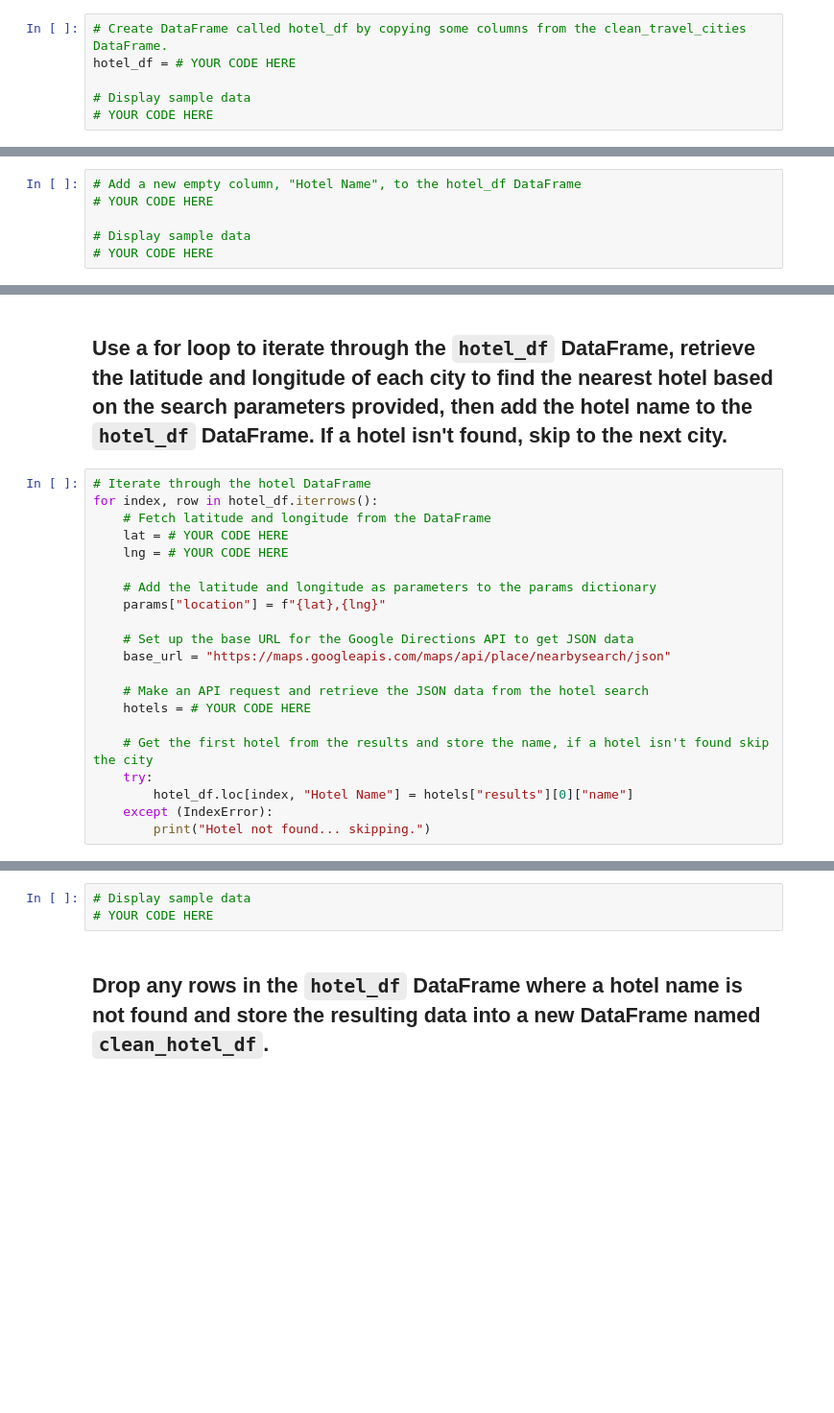
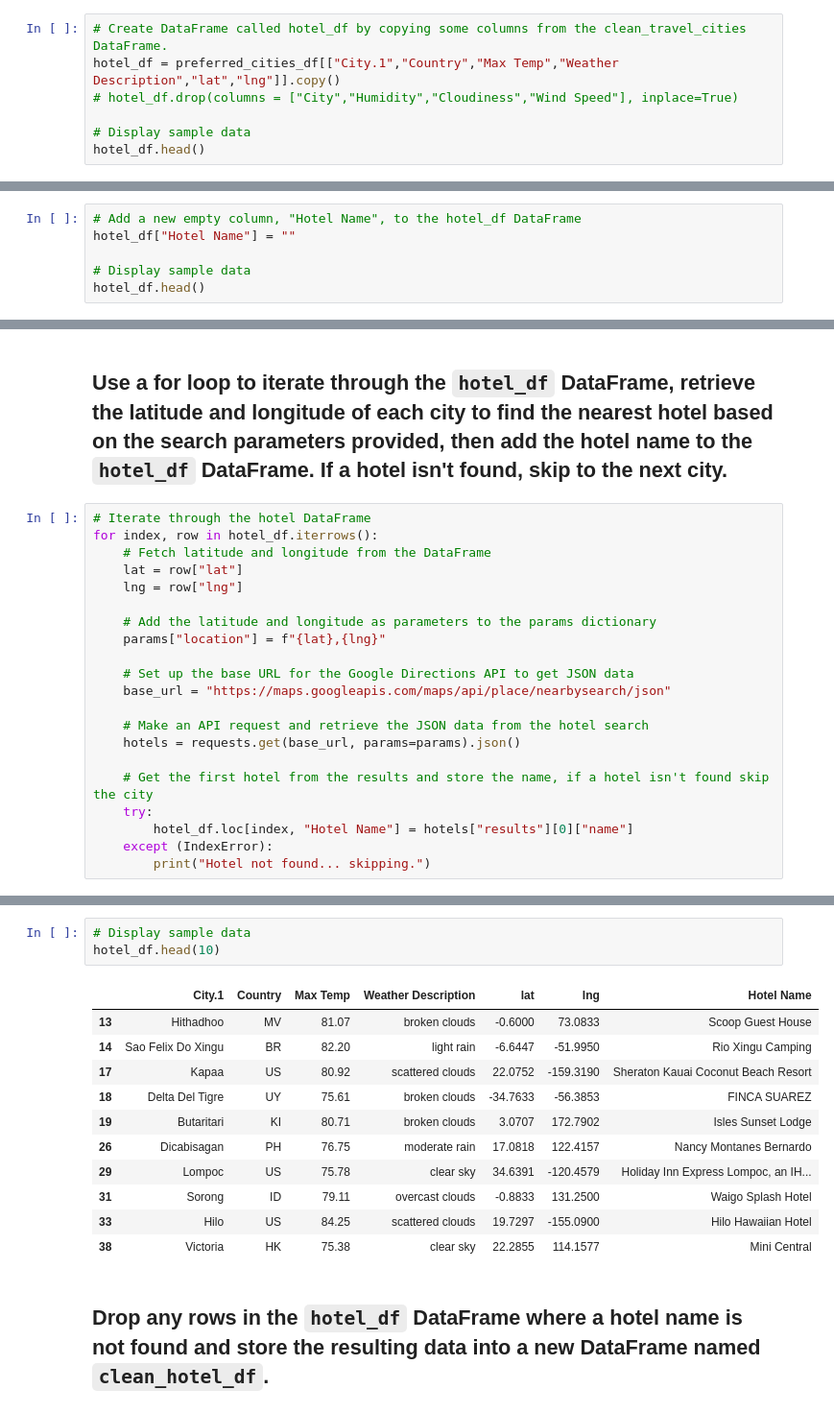
Before and after one commit to AliBailoun234/World_Weather_Analysis_Challenge, a Jupyter notebook: Vacation_Search/Vacation_Search.ipynb, the cells around one changed output, grey strips where cells are left out. Shown at 96% size. Cells and saved outputs as stored; diff of their text form; blank space fills up the shorter version.

```diff
--- a/Vacation_Search/Vacation_Search.ipynb
+++ b/Vacation_Search/Vacation_Search.ipynb
@@ -95,7 +120,8 @@ clean_travel_cities = # YOUR CODE HERE
 ## Use the `copy` Pandas function to create a new DataFrame, called `hotel_df`, by copying the following columns from the `clean_travel_cities` DataFrame: "City", "Country", "Max Temp", "Current Description", "Lat", "Lng".
 # %%
 # Create DataFrame called hotel_df by copying some columns from the clean_travel_cities DataFrame.
-hotel_df = # YOUR CODE HERE
+hotel_df = preferred_cities_df[["City.1","Country","Max Temp","Weather Description","lat","lng"]].copy()
+# hotel_df.drop(columns = ["City","Humidity","Cloudiness","Wind Speed"], inplace=True)
 
 # Display sample data
-# YOUR CODE HERE
+hotel_df.head()
@@ -103,7 +136,7 @@ hotel_df = # YOUR CODE HERE
 ## Add a new empty column named `Hotel Name` to the `hotel_df` DataFrame.
 # %%
 # Add a new empty column, "Hotel Name", to the hotel_df DataFrame
-# YOUR CODE HERE
+hotel_df["Hotel Name"] = ""
 
 # Display sample data
-# YOUR CODE HERE
+hotel_df.head()
@@ -122,8 +162,8 @@ params = {
 # Iterate through the hotel DataFrame
 for index, row in hotel_df.iterrows():
     # Fetch latitude and longitude from the DataFrame
-    lat = # YOUR CODE HERE
-    lng = # YOUR CODE HERE
+    lat = row["lat"]
+    lng = row["lng"]
 
     # Add the latitude and longitude as parameters to the params dictionary
     params["location"] = f"{lat},{lng}"
@@ -132,7 +172,7 @@ for index, row in hotel_df.iterrows():
     base_url = "https://maps.googleapis.com/maps/api/place/nearbysearch/json"
 
     # Make an API request and retrieve the JSON data from the hotel search
-    hotels = # YOUR CODE HERE
+    hotels = requests.get(base_url, params=params).json()
 
     # Get the first hotel from the results and store the name, if a hotel isn't found skip the city
     try:
@@ -142,6 +194,18 @@ for index, row in hotel_df.iterrows():
 # %%
 # Display sample data
-# YOUR CODE HERE
+hotel_df.head(10)
+# %% [output]
+|  | City.1 | Country | Max Temp | Weather Description | lat | lng | Hotel Name |
+| 13 | Hithadhoo | MV | 81.07 | broken clouds | -0.6000 | 73.0833 | Scoop Guest House |
+| 14 | Sao Felix Do Xingu | BR | 82.20 | light rain | -6.6447 | -51.9950 | Rio Xingu Camping |
+| 17 | Kapaa | US | 80.92 | scattered clouds | 22.0752 | -159.3190 | Sheraton Kauai Coconut Beach Resort |
+| 18 | Delta Del Tigre | UY | 75.61 | broken clouds | -34.7633 | -56.3853 | FINCA SUAREZ |
+| 19 | Butaritari | KI | 80.71 | broken clouds | 3.0707 | 172.7902 | Isles Sunset Lodge |
+| 26 | Dicabisagan | PH | 76.75 | moderate rain | 17.0818 | 122.4157 | Nancy Montanes Bernardo |
+| 29 | Lompoc | US | 75.78 | clear sky | 34.6391 | -120.4579 | Holiday Inn Express Lompoc, an IH... |
+| 31 | Sorong | ID | 79.11 | overcast clouds | -0.8833 | 131.2500 | Waigo Splash Hotel |
+| 33 | Hilo | US | 84.25 | scattered clouds | 19.7297 | -155.0900 | Hilo Hawaiian Hotel |
+| 38 | Victoria | HK | 75.38 | clear sky | 22.2855 | 114.1577 | Mini Central |
 # %% [markdown]
 ## Drop any rows in the `hotel_df` DataFrame where a hotel name is not found and store the resulting data into a new DataFrame named `clean_hotel_df`.
 # %%
```
Also changed, not shown: parts of 15 cells of this notebook, 5 other files.
